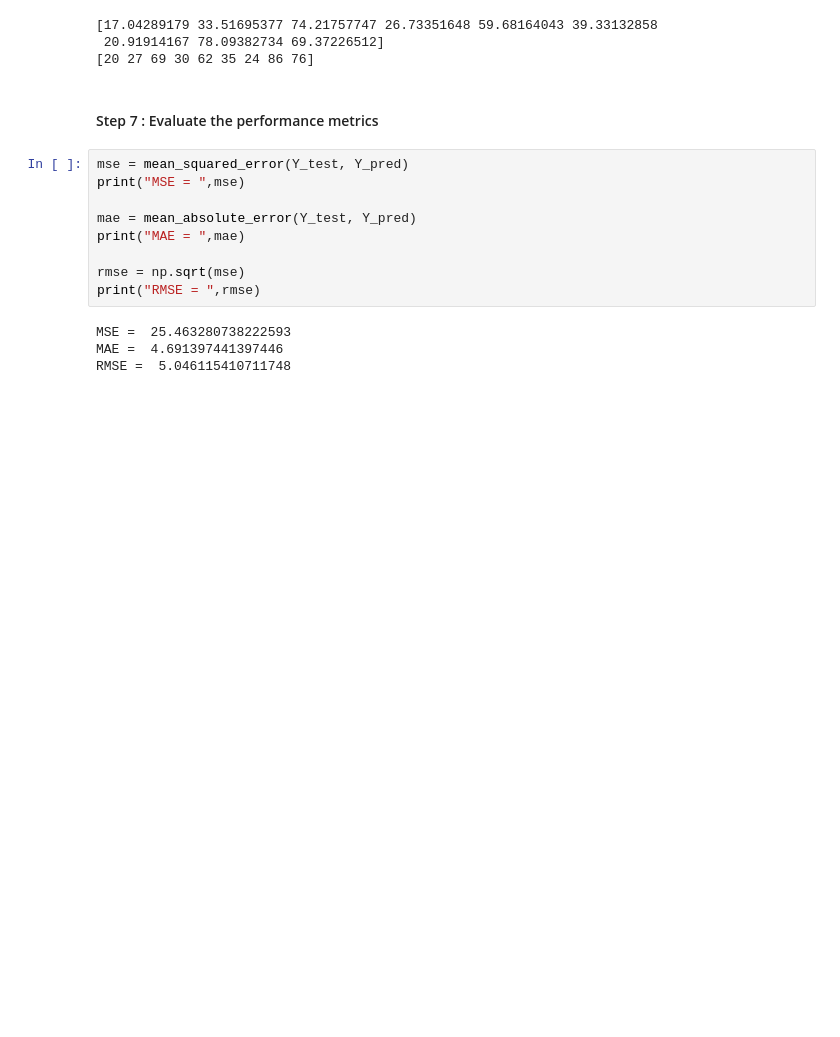
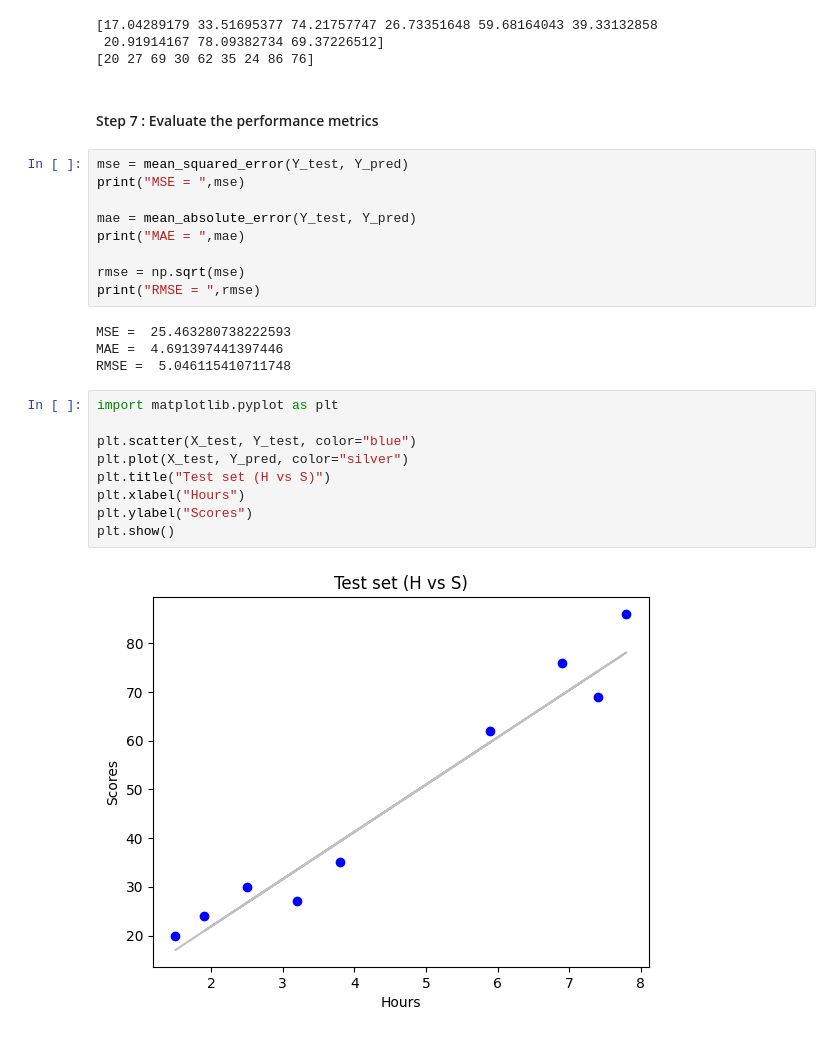
Before and after one commit to Kirithika-M/Machine-Learning-Lab, a Jupyter notebook: ML_lab_2.ipynb, the cells around one changed output. Cells and saved outputs as stored; diff of their text form; blank space fills up the shorter version.

```diff
--- a/ML_lab_2.ipynb
+++ b/ML_lab_2.ipynb
@@ -162,3 +160,14 @@ print("RMSE = ",rmse)
 MSE =  25.463280738222593
 MAE =  4.691397441397446
 RMSE =  5.046115410711748
+# %%
+import matplotlib.pyplot as plt
+
+plt.scatter(X_test, Y_test, color="blue")
+plt.plot(X_test, Y_pred, color="silver")
+plt.title("Test set (H vs S)")
+plt.xlabel("Hours")
+plt.ylabel("Scores")
+plt.show()
+# %% [output]
+[figure, added]
```
Also changed, not shown: parts of 1 cell of this notebook.
